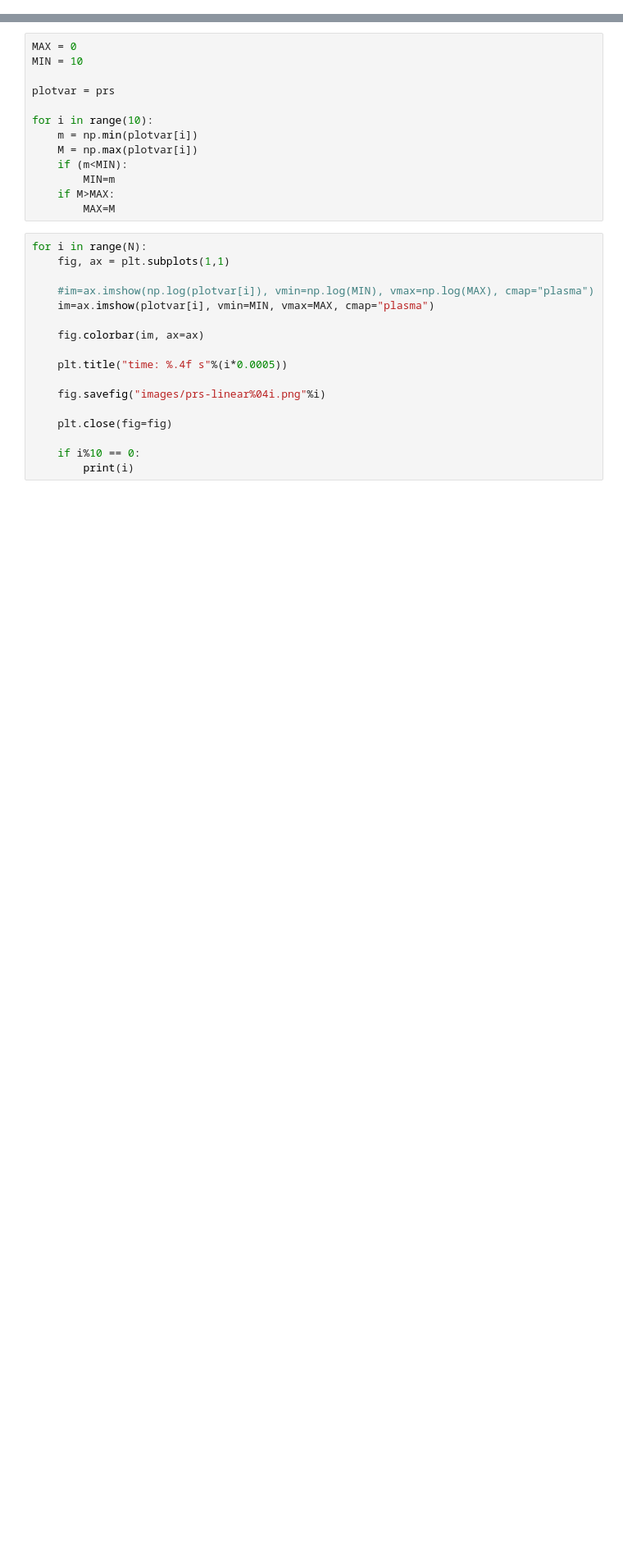
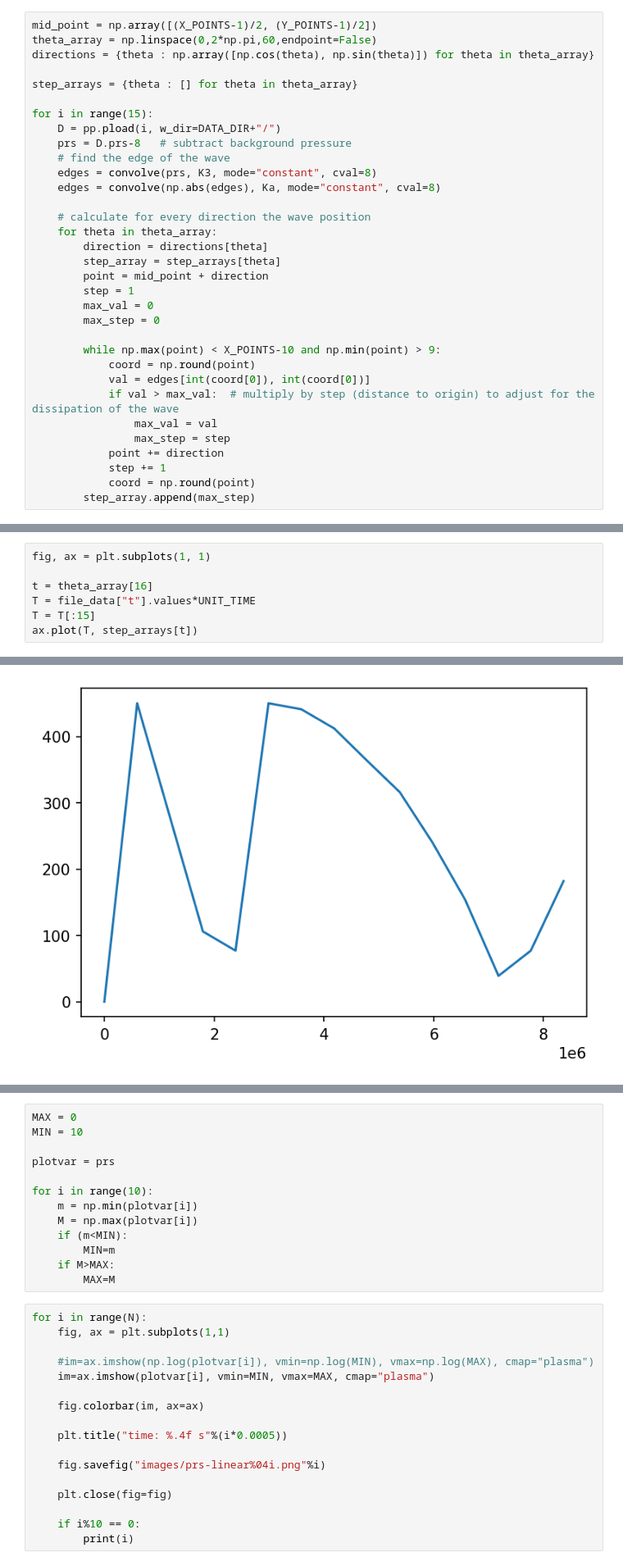
Before and after one commit to Cubedsheep/bachproef-wis-T2, a Jupyter notebook: HD_blastwave/HD-blast.ipynb, the cells around one changed output, grey strips where cells are left out. Shown: that part at 82% size. Cells and saved outputs as stored; diff of their text form; blank space fills up the shorter version.

```diff
--- a/HD_blastwave/HD-blast.ipynb
+++ b/HD_blastwave/HD-blast.ipynb
@@ -10,0 +175,33 @@ N = 19
+# %%
+mid_point = np.array([(X_POINTS-1)/2, (Y_POINTS-1)/2])
+theta_array = np.linspace(0,2*np.pi,60,endpoint=False)
+directions = {theta : np.array([np.cos(theta), np.sin(theta)]) for theta in theta_array}
+
+step_arrays = {theta : [] for theta in theta_array}
+
+for i in range(15):
+    D = pp.pload(i, w_dir=DATA_DIR+"/")
+    prs = D.prs-8   # subtract background pressure
+    # find the edge of the wave
+    edges = convolve(prs, K3, mode="constant", cval=8)
+    edges = convolve(np.abs(edges), Ka, mode="constant", cval=8)
+
+    # calculate for every direction the wave position
+    for theta in theta_array:
+        direction = directions[theta]
+        step_array = step_arrays[theta]
+        point = mid_point + direction
+        step = 1
+        max_val = 0
+        max_step = 0
+
+        while np.max(point) < X_POINTS-10 and np.min(point) > 9:
+            coord = np.round(point)
+            val = edges[int(coord[0]), int(coord[0])]
+            if val > max_val:  # multiply by step (distance to origin) to adjust for the dissipation of the wave
+                max_val = val
+                max_step = step
+            point += direction
+            step += 1
+            coord = np.round(point)
+        step_array.append(max_step)
@@ -10,0 +245,8 @@ N = 19
+# %%
+fig, ax = plt.subplots(1, 1)
+
+t = theta_array[16]
+T = file_data["t"].values*UNIT_TIME
+T = T[:15]
+ax.plot(T, step_arrays[t])
+# %% [output]
@@ -10,0 +254 @@ N = 19
+[figure, added]
```
Also changed, not shown: parts of 21 cells of this notebook, 1 other file.
